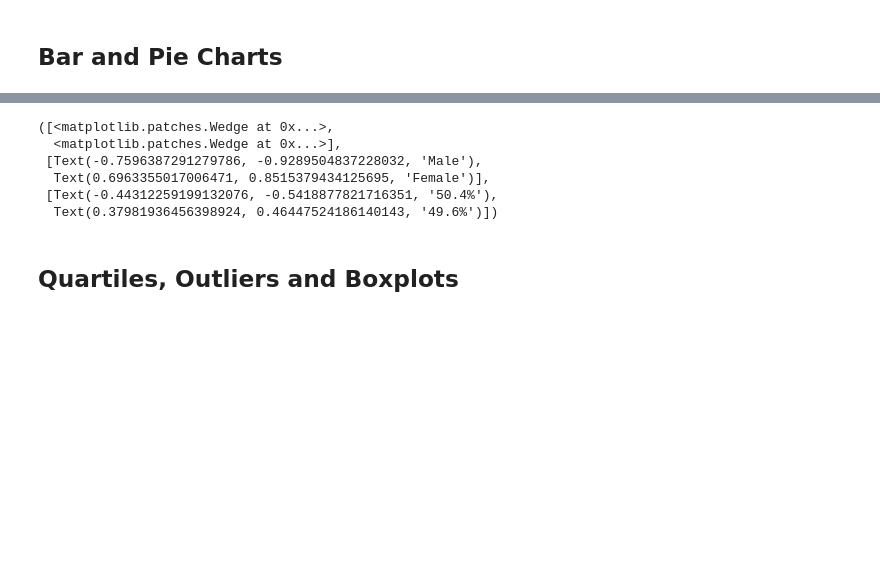
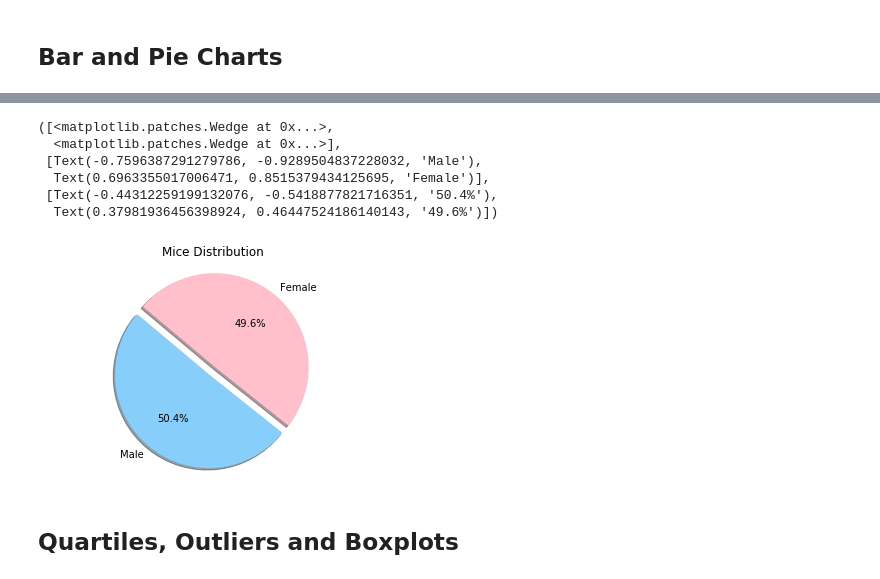
Before and after one commit to ceci-chapa/matplotlib-challenge, a Jupyter notebook: Pymaceuticals/pymaceuticals_starter.ipynb, the cells around one changed output, grey strips where cells are left out. Cells and saved outputs as stored; diff of their text form; code cells hidden in the pictures; blank space fills up the shorter version.

```diff
--- a/Pymaceuticals/pymaceuticals_starter.ipynb
+++ b/Pymaceuticals/pymaceuticals_starter.ipynb
@@ -232,20 +229,23 @@ mf_pie
 # %%
 # Generate a pie plot showing the distribution of female versus male mice using pyplot
 sex = ["Male", "Female"]
 totals = [males, females]
 colors = ["lightskyblue", "pink"]
 explode = (0.1,0)
 mf_py = plt.pie(totals, explode=explode, labels=sex, colors=colors,
         autopct="%1.1f%%", shadow=True, startangle=140)
+plt.title("Mice Distribution")
+plt.axis("equal")
 plt.axis("equal")
 mf_py
 # %% [output]
 ([<matplotlib.patches.Wedge at 0x...>,
   <matplotlib.patches.Wedge at 0x...>],
  [Text(-0.7596387291279786, -0.9289504837228032, 'Male'),
   Text(0.6963355017006471, 0.8515379434125695, 'Female')],
  [Text(-0.44312259199132076, -0.5418877821716351, '50.4%'),
   Text(0.37981936456398924, 0.46447524186140143, '49.6%')])
+[figure, added]
 # %% [markdown]
 ## Quartiles, Outliers and Boxplots
 # %%
```
Also changed, not shown: parts of 5 cells of this notebook.
